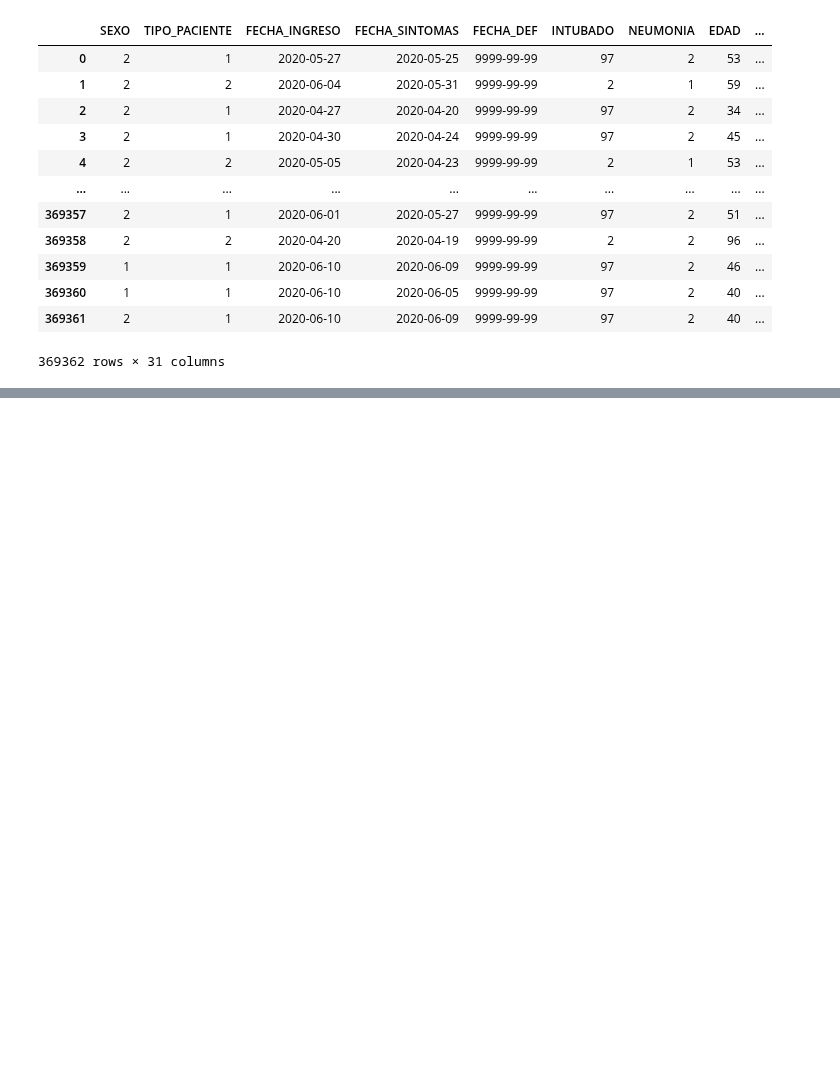
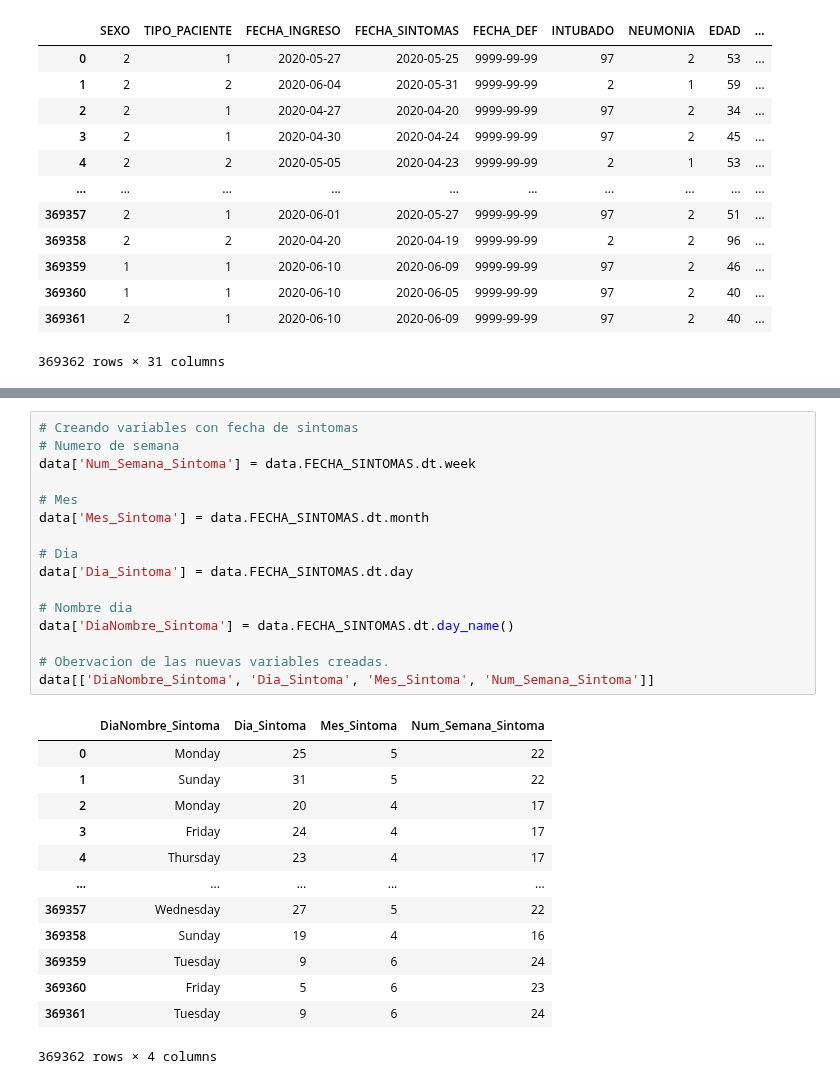
Before and after one commit to artthuro6/Covid-19, a Jupyter notebook: notebooks/Analisis/Análisi 1 Datos Covid.ipynb, the cells around one changed output, grey strips where cells are left out. Cells and saved outputs as stored; diff of their text form; blank space fills up the shorter version.

```diff
--- a/notebooks/Analisis/Análisi 1 Datos Covid.ipynb
+++ b/notebooks/Analisis/Análisi 1 Datos Covid.ipynb
@@ -181,0 +213,30 @@ woman
+# %%
+# Creando variables con fecha de sintomas
+# Numero de semana
+data['Num_Semana_Sintoma'] = data.FECHA_SINTOMAS.dt.week
+
+# Mes
+data['Mes_Sintoma'] = data.FECHA_SINTOMAS.dt.month
+
+# Dia
+data['Dia_Sintoma'] = data.FECHA_SINTOMAS.dt.day
+
+# Nombre dia
+data['DiaNombre_Sintoma'] = data.FECHA_SINTOMAS.dt.day_name()
+
+# Obervacion de las nuevas variables creadas.
+data[['DiaNombre_Sintoma', 'Dia_Sintoma', 'Mes_Sintoma', 'Num_Semana_Sintoma']]
+# %% [output]
+|  | DiaNombre_Sintoma | Dia_Sintoma | Mes_Sintoma | Num_Semana_Sintoma |
+| 0 | Monday | 25 | 5 | 22 |
+| 1 | Sunday | 31 | 5 | 22 |
+| 2 | Monday | 20 | 4 | 17 |
+| 3 | Friday | 24 | 4 | 17 |
+| 4 | Thursday | 23 | 4 | 17 |
+| ... | ... | ... | ... | ... |
+| 369357 | Wednesday | 27 | 5 | 22 |
+| 369358 | Sunday | 19 | 4 | 16 |
+| 369359 | Tuesday | 9 | 6 | 24 |
+| 369360 | Friday | 5 | 6 | 23 |
+| 369361 | Tuesday | 9 | 6 | 24 |
+369362 rows × 4 columns
```
Also changed, not shown: parts of 12 cells of this notebook.
